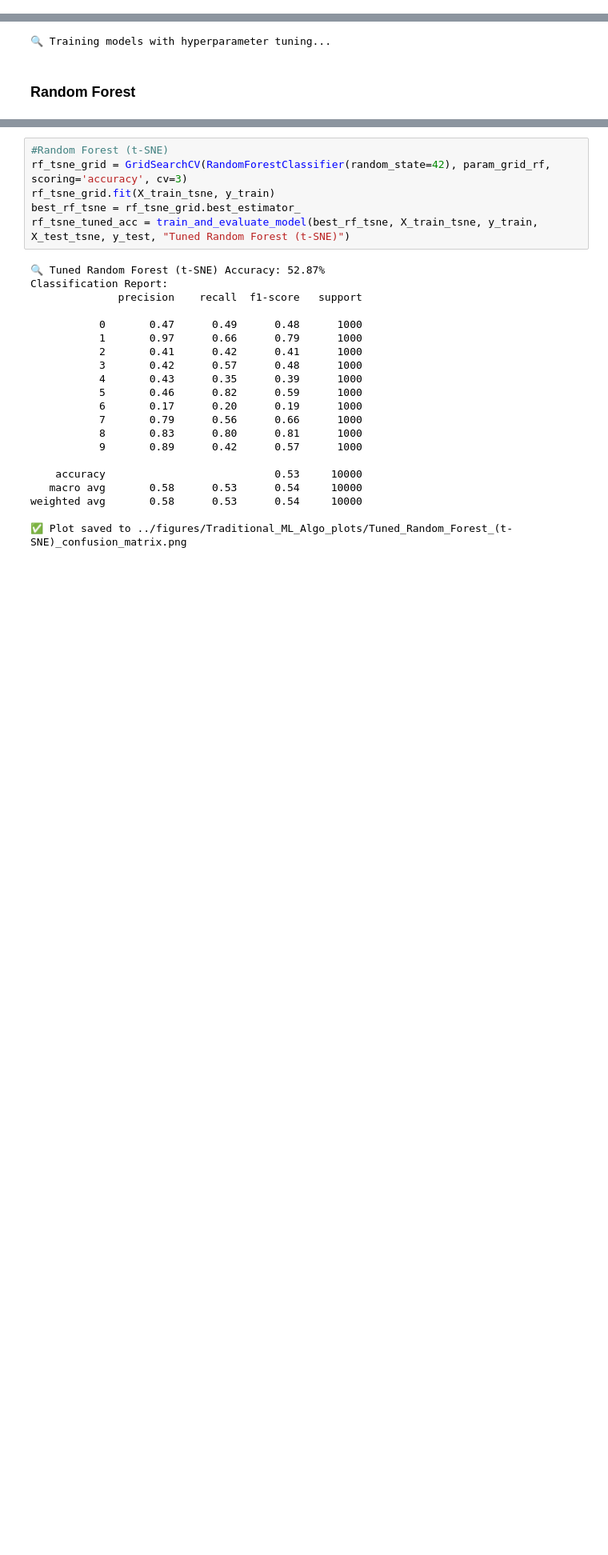
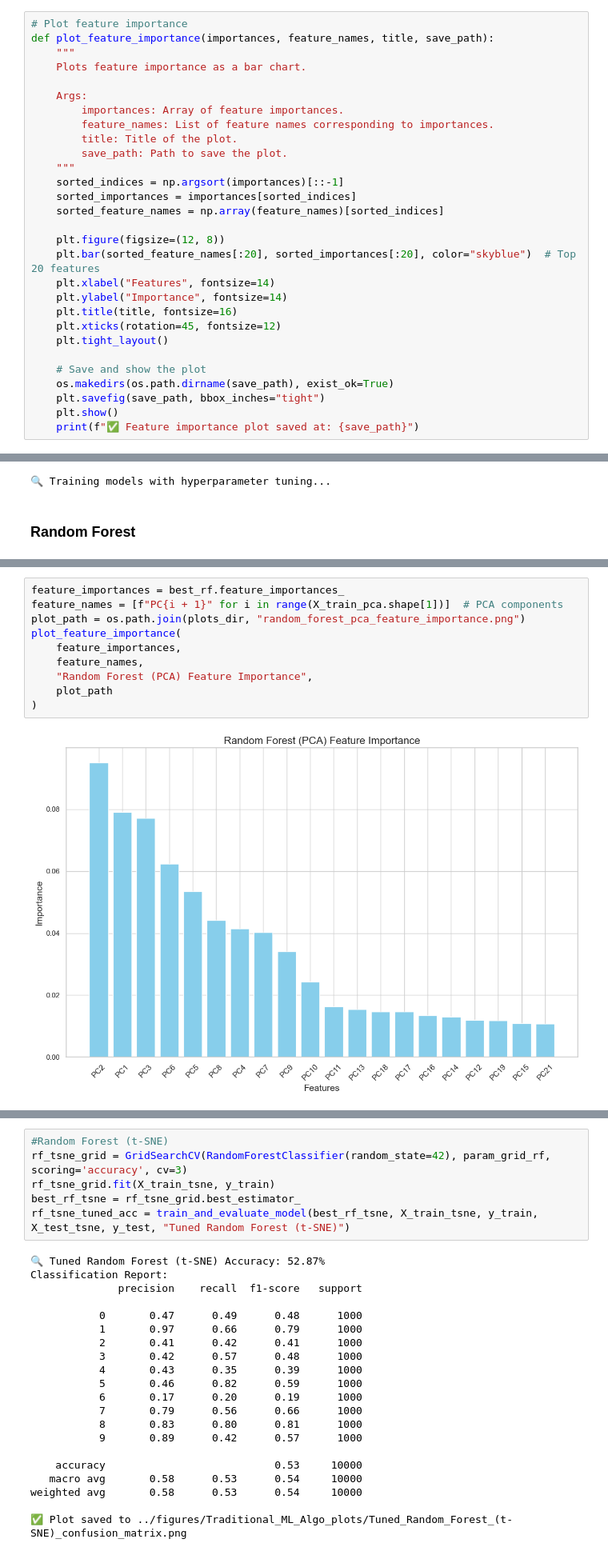
Before and after one commit to SatvikPraveen/FashionMNIST-Analysis, a Jupyter notebook: notebooks/Traditional_ML_Algo.ipynb, the cells around one changed output, grey strips where cells are left out. Shown at 80% size. Saved outputs shown, nothing was run; the diff lists cells and outputs as text; blank space fills up the shorter version.

```diff
--- a/notebooks/Traditional_ML_Algo.ipynb
+++ b/notebooks/Traditional_ML_Algo.ipynb
@@ -31,6 +31,35 @@ print(f"✅ Directories created or already exist: {plots_dir}, {results_dir}")
 # Set up visualization styles
 sns.set(style="whitegrid")
 %matplotlib inline
+# %%
+# Plot feature importance
+def plot_feature_importance(importances, feature_names, title, save_path):
+    """
+    Plots feature importance as a bar chart.
+
+    Args:
+        importances: Array of feature importances.
+        feature_names: List of feature names corresponding to importances.
+        title: Title of the plot.
+        save_path: Path to save the plot.
+    """
+    sorted_indices = np.argsort(importances)[::-1]
+    sorted_importances = importances[sorted_indices]
+    sorted_feature_names = np.array(feature_names)[sorted_indices]
+
+    plt.figure(figsize=(12, 8))
+    plt.bar(sorted_feature_names[:20], sorted_importances[:20], color="skyblue")  # Top 20 features
+    plt.xlabel("Features", fontsize=14)
+    plt.ylabel("Importance", fontsize=14)
+    plt.title(title, fontsize=16)
+    plt.xticks(rotation=45, fontsize=12)
+    plt.tight_layout()
+
+    # Save and show the plot
+    os.makedirs(os.path.dirname(save_path), exist_ok=True)
+    plt.savefig(save_path, bbox_inches="tight")
+    plt.show()
+    print(f"✅ Feature importance plot saved at: {save_path}")
 # %% [markdown]
 ### Loading the data
 # %%
@@ -417,0 +447,12 @@ weighted avg       0.85      0.85      0.85     10000
+# %%
+feature_importances = best_rf.feature_importances_
+feature_names = [f"PC{i + 1}" for i in range(X_train_pca.shape[1])]  # PCA components
+plot_path = os.path.join(plots_dir, "random_forest_pca_feature_importance.png")
+plot_feature_importance(
+    feature_importances,
+    feature_names,
+    "Random Forest (PCA) Feature Importance",
+    plot_path
+)
+# %% [output]
+[figure, added]
```
Also changed, not shown: parts of 11 cells of this notebook.
